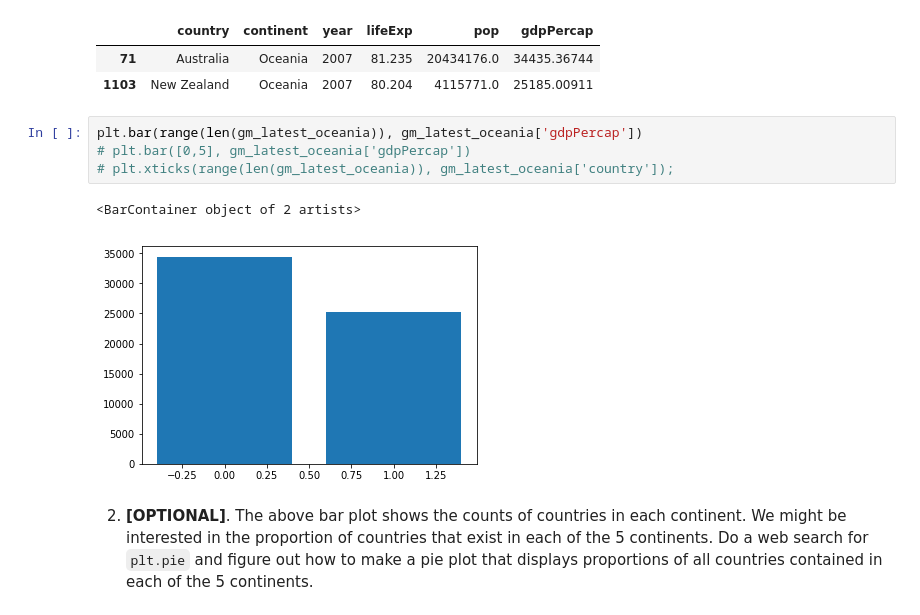
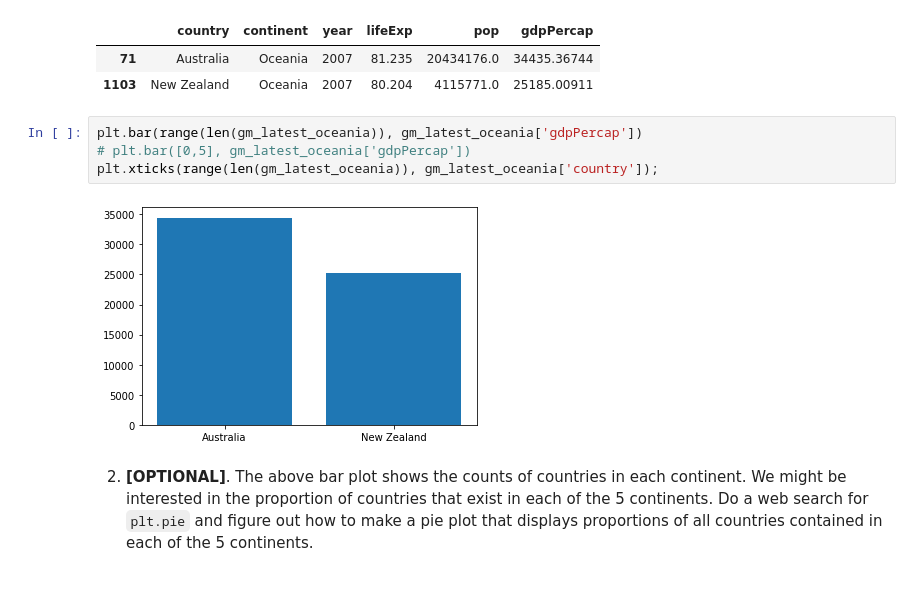
Before and after one commit to dlab-berkeley/Python-Data-Visualization-Legacy, a Jupyter notebook: visualization-with-python_answers.ipynb, the cells around one changed output. Drawn from its saved outputs; the diff is of its cells as text; blank space fills up the shorter version.

Commit message:
Python Visualization with Answers Update 7-27-21
Adding code to match the Python Visualization materials, heatmaps, and saving figures.

```diff
--- a/visualization-with-python_answers.ipynb
+++ b/visualization-with-python_answers.ipynb
@@ -323,10 +399,9 @@ gm_latest_oceania
 # %%
 plt.bar(range(len(gm_latest_oceania)), gm_latest_oceania['gdpPercap'])
 # plt.bar([0,5], gm_latest_oceania['gdpPercap'])
-# plt.xticks(range(len(gm_latest_oceania)), gm_latest_oceania['country']);
+plt.xticks(range(len(gm_latest_oceania)), gm_latest_oceania['country']);
 # %% [output]
-<BarContainer object of 2 artists>
-[figure, old version]
+[figure, new version]
 # %% [markdown]
 2. **\[OPTIONAL\]**. The above bar plot shows the counts of countries in each continent. We might be interested in the proportion of countries that exist in each of the 5 continents. Do a web search for `plt.pie` and figure out how to make a pie plot that displays proportions of all countries contained in each of the 5 continents.
 # %%
```
Also changed, not shown: parts of 55 cells of this notebook.
